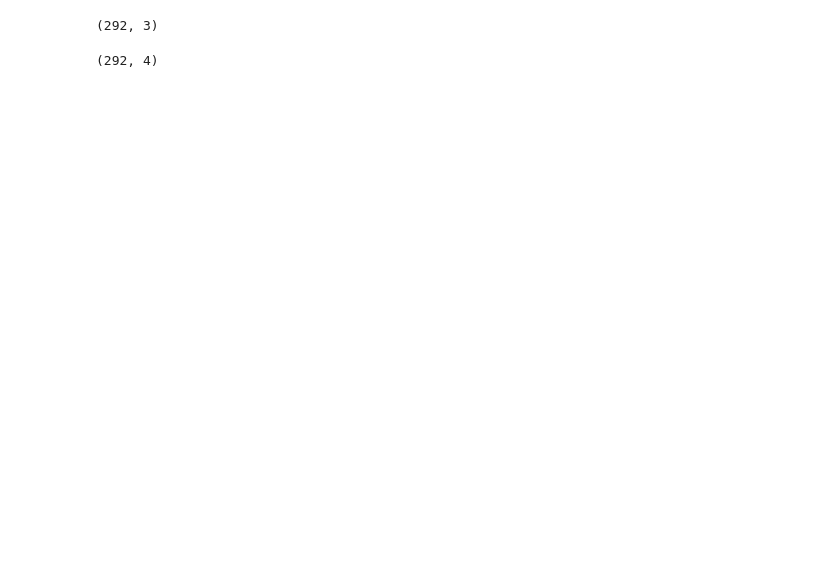
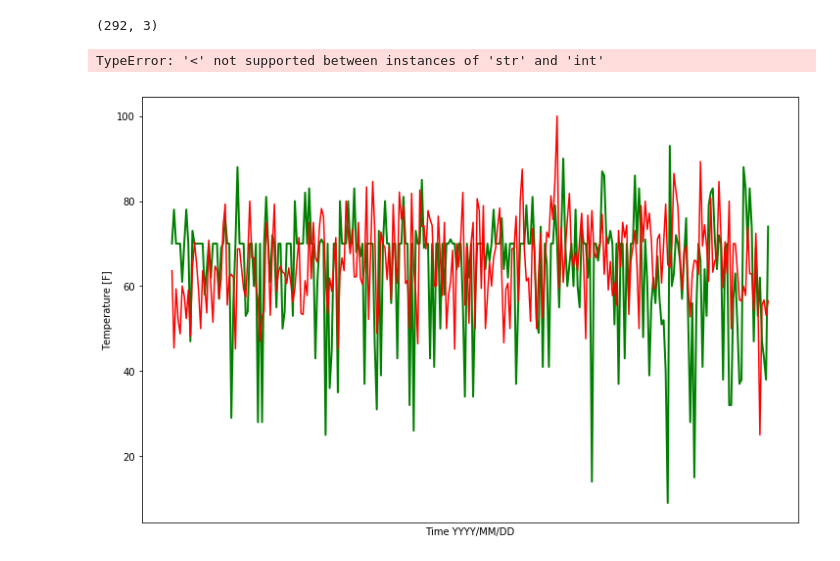
Before and after one commit to valpomet330-FA18/final-project-hbricca, a Jupyter notebook: Peyton_Manning.ipynb, the cells around one changed output. Cells and saved outputs as stored; diff of their text form; code cells hidden in the pictures; blank space fills up the shorter version.

```diff
--- a/Peyton_Manning.ipynb
+++ b/Peyton_Manning.ipynb
@@ -38,10 +38,11 @@ temps = pd.read_csv('/home/hbricca/met330/final-project-hbricca/Peytontemps.csv'
 pass_percent.shape
 # %% [output]
 (292, 3)
-# %%
-temps.shape
-# %% [output]
-(292, 4)
+# %%
+temps.shape
+#temps
+temps_values = temps.iloc[:,1]
+#temps_values
 # %%
 # Now making a definition to determine how many days he played in temperatures that were below 60 degrees
 # with 60 degrees being the current benchmark of warmish temperatures in Fahrenheit.
@@ -56,4 +57,27 @@ def days():
     Output:
     days which will be the number of days that were above 60
 
-    days = '''
+    '''
+str(temps_values)
+if (str(temps_values) < 60):
+    print(temps_values)
+# %% [output]
+TypeError: '<' not supported between instances of 'str' and 'int'
+# %%
+# Plotting the data to see the trend
+import matplotlib.pyplot as plt
+ipass = pass_percent.iloc[:,1]
+
+# Defining the date and time
+date = pass_percent.iloc[:,0]
+
+plt.figure(1, figsize = (12,8))
+plt.plot(date, temps_values,linewidth=2, markersize=12, color = 'green')
+plt.plot(date, ipass, color = 'red')
+plt.xlabel('Time YYYY/MM/DD')
+plt.xticks(range(1990, 2016,100))
+plt.ylabel('Temperature [F]')
+plt.savefig('passingpercentage.png', dpi=150)
+plt.show()
+# %% [output]
+[figure, added]
```
Also changed, not shown: parts of 1 cell of this notebook.
